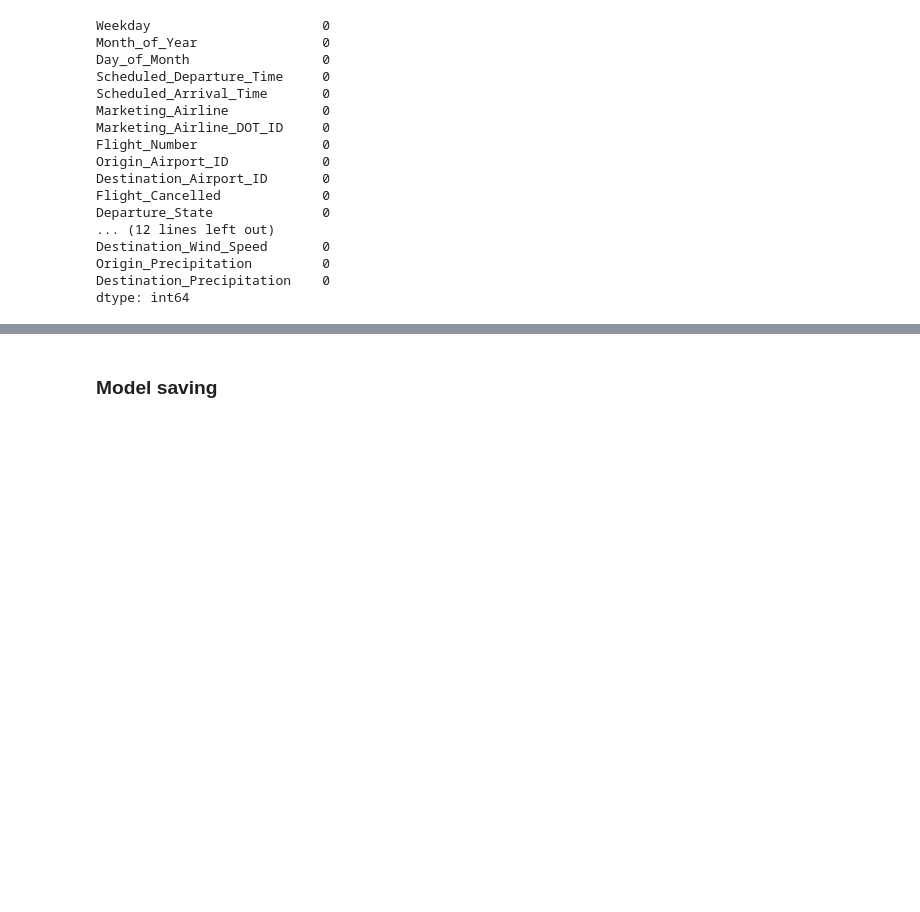
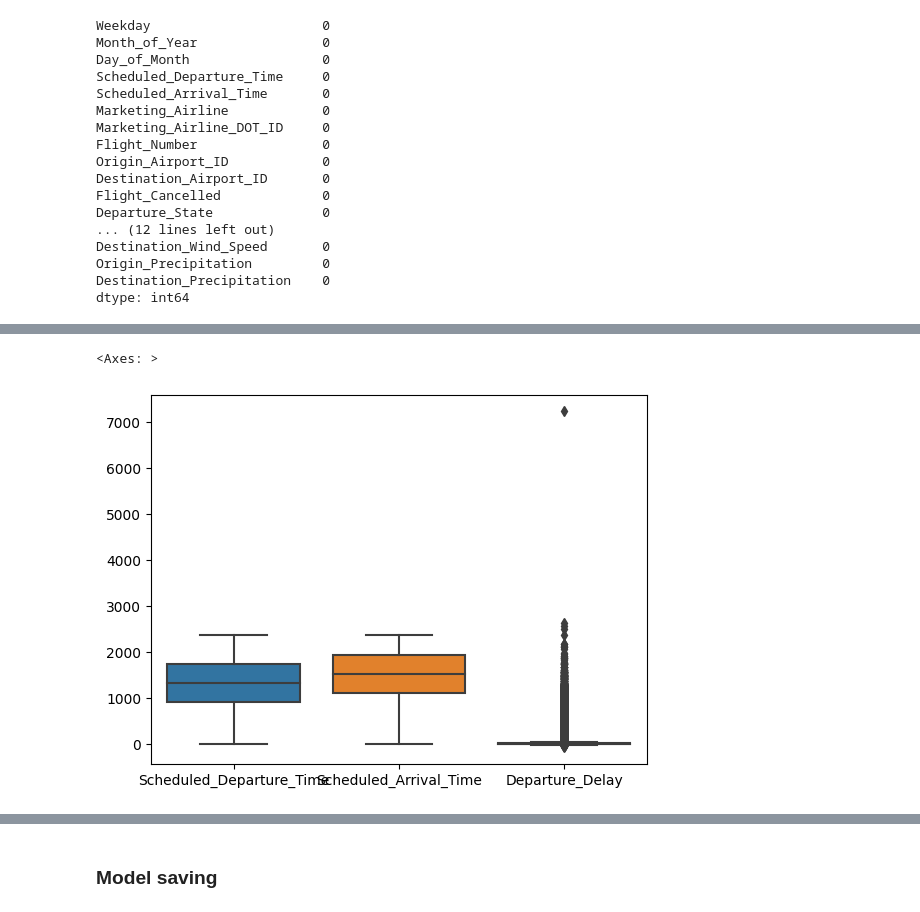
Before and after one commit to kora11e/Regression-and-Classification-ML-models, a Jupyter notebook: regression_model.ipynb, the cells around one changed output, grey strips where cells are left out. Saved outputs shown, nothing was run; the diff lists cells and outputs as text; code cells hidden in the pictures; blank space fills up the shorter version.

```diff
--- a/regression_model.ipynb
+++ b/regression_model.ipynb
@@ -188,0 +184,5 @@ dtype: int64
+# %%
+sb.boxplot(data=X_train[['Scheduled_Departure_Time', 'Scheduled_Arrival_Time', 'Departure_Delay']])
+# %% [output]
+<Axes: >
+[figure, added]
```
Also changed, not shown: parts of 26 cells of this notebook, 4 other files.
